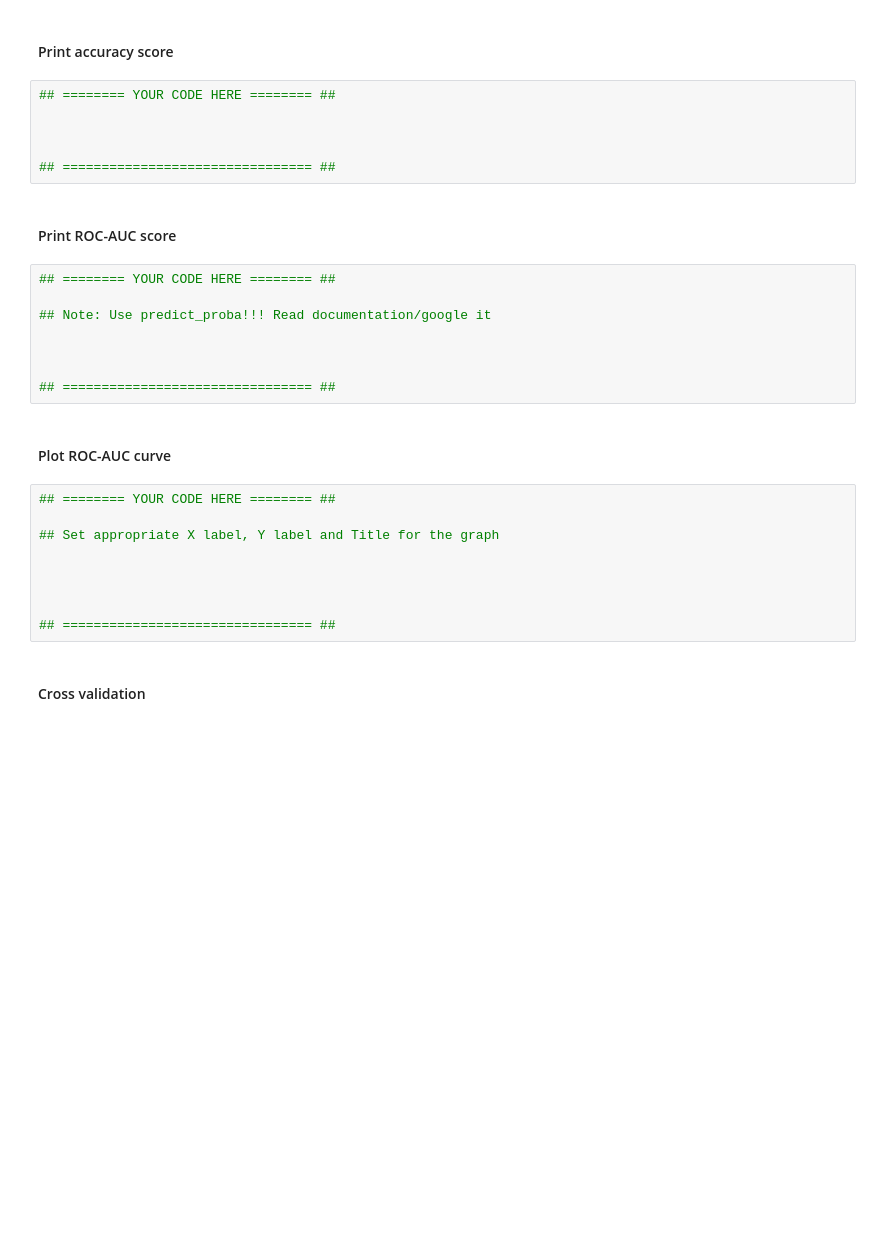
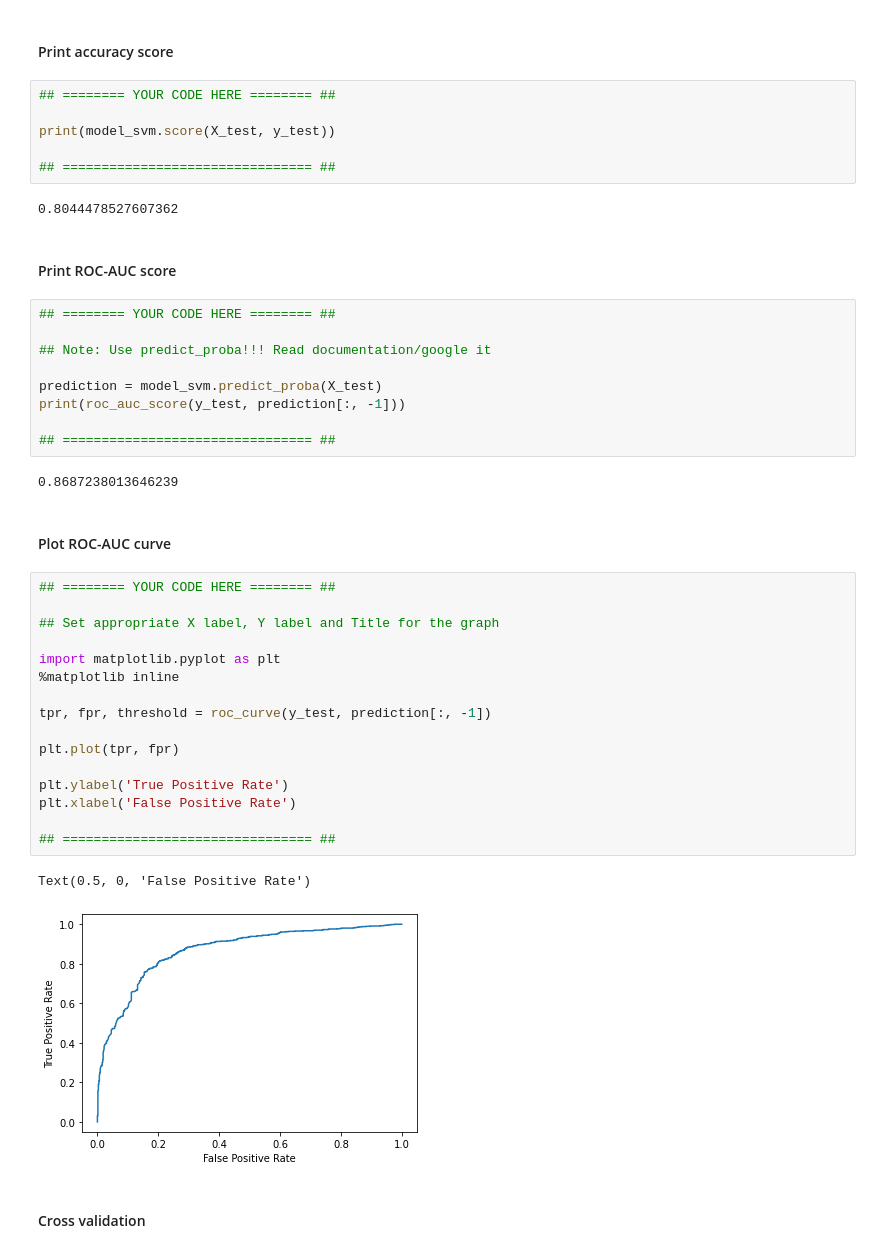
Before and after one commit to HridayAg0102/Summer-Analytics-2022, a Jupyter notebook: Week_3/Assignment/SA2022_W3.ipynb, the cells around one changed output. Cells and saved outputs as stored; diff of their text form; blank space fills up the shorter version.

```diff
--- a/Week_3/Assignment/SA2022_W3.ipynb
+++ b/Week_3/Assignment/SA2022_W3.ipynb
@@ -467,9 +475,11 @@ cross validation score is:
 # %%
 ## ======== YOUR CODE HERE ======== ##
 
-
+print(model_svm.score(X_test, y_test))
 
 ## ================================ ##
+# %% [output]
+0.8044478527607362
 # %% [markdown]
 #### Print ROC-AUC score
 # %%
@@ -477,20 +487,33 @@ cross validation score is:
 
 ## Note: Use predict_proba!!! Read documentation/google it
 
-
+prediction = model_svm.predict_proba(X_test)
+print(roc_auc_score(y_test, prediction[:, -1]))
 
 ## ================================ ##
+# %% [output]
+0.8687238013646239
 # %% [markdown]
 #### Plot ROC-AUC curve
 # %%
 ## ======== YOUR CODE HERE ======== ##
 
 ## Set appropriate X label, Y label and Title for the graph
 
+import matplotlib.pyplot as plt
+%matplotlib inline
 
+tpr, fpr, threshold = roc_curve(y_test, prediction[:, -1])
 
+plt.plot(tpr, fpr)
+
+plt.ylabel('True Positive Rate')
+plt.xlabel('False Positive Rate')
 
 ## ================================ ##
+# %% [output]
+Text(0.5, 0, 'False Positive Rate')
+[figure, added]
 # %% [markdown]
 #### Cross validation
 # %%
```
Also changed, not shown: parts of 11 cells of this notebook.
